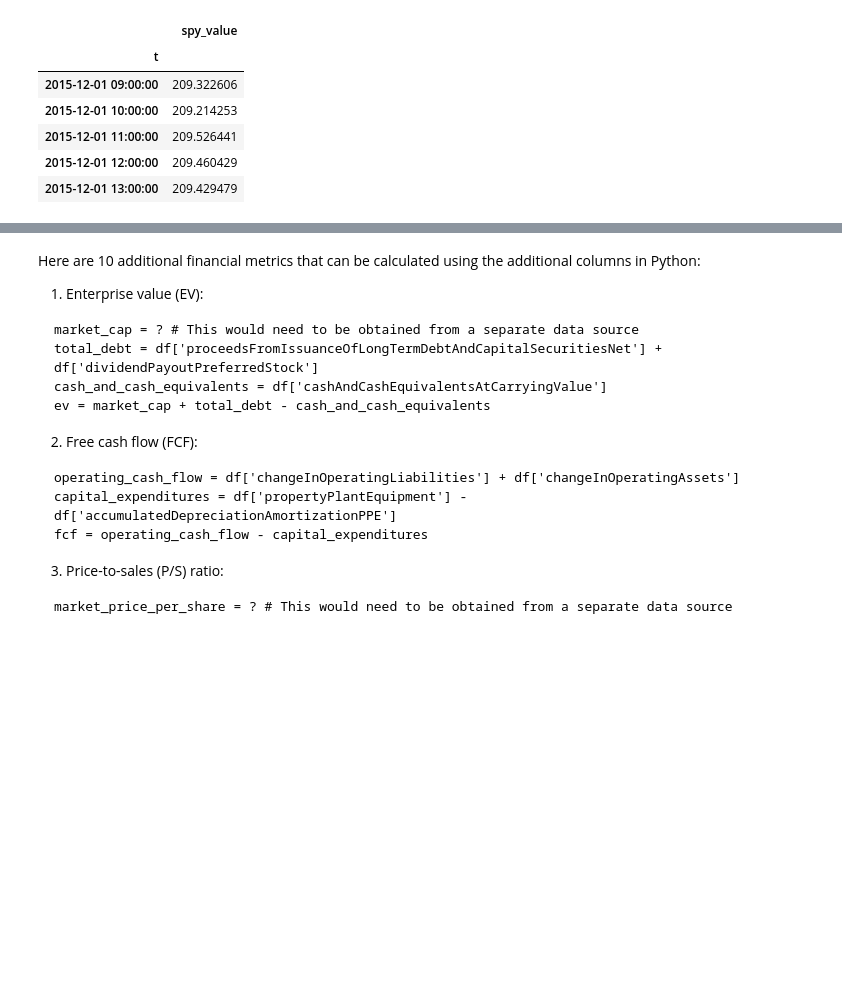
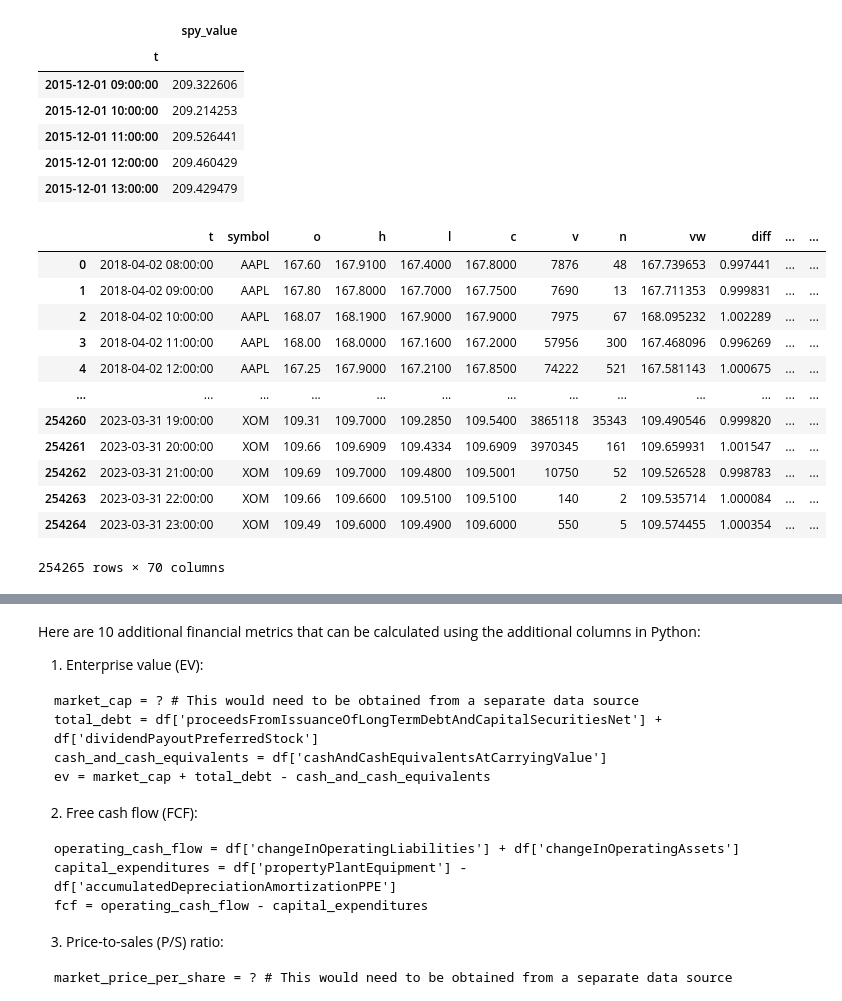
Before and after one commit to MSaula/ProjectVGM, a Jupyter notebook: ETL_Notebooks/financialetl.ipynb, the cells around one changed output, grey strips where cells are left out. Cells and saved outputs as stored; diff of their text form; code cells hidden in the pictures; blank space fills up the shorter version.

```diff
--- a/ETL_Notebooks/financialetl.ipynb
+++ b/ETL_Notebooks/financialetl.ipynb
@@ -281,4 +280,17 @@ df_spy.head()
 # %%
 data = data.reset_index().merge(df_spy, how='left', on='t').set_index(['t', 'symbol'])
 data.reset_index()
-data.to_csv('data_project_vgm.csv')
+# %% [output]
+|  | t | symbol | o | h | l | c | v | n | vw | diff | ... | ... |
+| 0 | 2018-04-02 08:00:00 | AAPL | 167.60 | 167.9100 | 167.4000 | 167.8000 | 7876 | 48 | 167.739653 | 0.997441 | ... | ... |
+| 1 | 2018-04-02 09:00:00 | AAPL | 167.80 | 167.8000 | 167.7000 | 167.7500 | 7690 | 13 | 167.711353 | 0.999831 | ... | ... |
+| 2 | 2018-04-02 10:00:00 | AAPL | 168.07 | 168.1900 | 167.9000 | 167.9000 | 7975 | 67 | 168.095232 | 1.002289 | ... | ... |
+| 3 | 2018-04-02 11:00:00 | AAPL | 168.00 | 168.0000 | 167.1600 | 167.2000 | 57956 | 300 | 167.468096 | 0.996269 | ... | ... |
+| 4 | 2018-04-02 12:00:00 | AAPL | 167.25 | 167.9000 | 167.2100 | 167.8500 | 74222 | 521 | 167.581143 | 1.000675 | ... | ... |
+| ... | ... | ... | ... | ... | ... | ... | ... | ... | ... | ... | ... | ... |
+| 254260 | 2023-03-31 19:00:00 | XOM | 109.31 | 109.7000 | 109.2850 | 109.5400 | 3865118 | 35343 | 109.490546 | 0.999820 | ... | ... |
+| 254261 | 2023-03-31 20:00:00 | XOM | 109.66 | 109.6909 | 109.4334 | 109.6909 | 3970345 | 161 | 109.659931 | 1.001547 | ... | ... |
+| 254262 | 2023-03-31 21:00:00 | XOM | 109.69 | 109.7000 | 109.4800 | 109.5001 | 10750 | 52 | 109.526528 | 0.998783 | ... | ... |
+| 254263 | 2023-03-31 22:00:00 | XOM | 109.66 | 109.6600 | 109.5100 | 109.5100 | 140 | 2 | 109.535714 | 1.000084 | ... | ... |
+| 254264 | 2023-03-31 23:00:00 | XOM | 109.49 | 109.6000 | 109.4900 | 109.6000 | 550 | 5 | 109.574455 | 1.000354 | ... | ... |
+254265 rows × 70 columns
```
Also changed, not shown: parts of 5 cells of this notebook, 3 other files.
